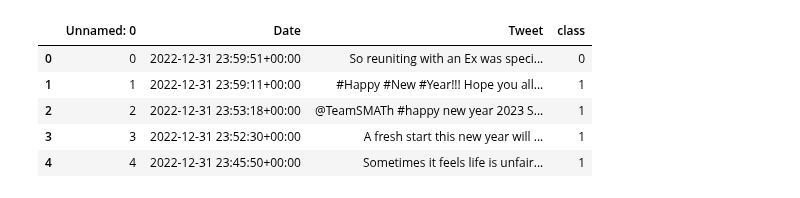
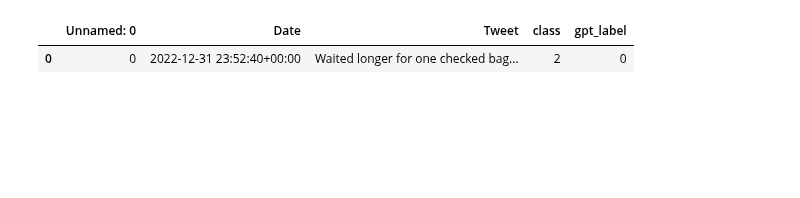
Before and after one commit to vishallmaurya/sentiment_analyzer_backend, a Jupyter notebook: sentiment_analysis3.ipynb, the cells around one changed output. Drawn from its saved outputs; the diff is of its cells as text; code cells hidden in the pictures; blank space fills up the shorter version.

```diff
--- a/sentiment_analysis3.ipynb
+++ b/sentiment_analysis3.ipynb
@@ -14,16 +27,13 @@ from sklearn import svm
 # %%
-data = pd.read_csv('/content/sentiment_data_label.csv')
-data1 = pd.read_csv('/content/sentiment_data_2_label.csv')
-data2 = pd.read_csv('/content/sentiment_data_3csv.csv')
+data = pd.read_csv('/content/sentiment_data_2_label_annotated.csv')
+data1 = pd.read_csv('/content/sentiment_data_3csv_annotated.csv')
+data2 = pd.read_csv('/content/sentiment_data_label_annotated.csv')
+# data3 = pd.read_csv('/content/synthetic_sentiment_data.csv')
 # %%
 data = pd.concat([data, data1, data2])
 # %%
-data.head()
+data.head(1)
 # %% [output]
-|  | Unnamed: 0 | Date | Tweet | class |
-| 0 | 0 | 2022-12-31 23:59:51+00:00 | So reuniting with an Ex was speci... | 0 |
-| 1 | 1 | 2022-12-31 23:59:11+00:00 | #Happy #New #Year!!! Hope you all... | 1 |
-| 2 | 2 | 2022-12-31 23:53:18+00:00 | @TeamSMATh #happy new year 2023 S... | 1 |
-| 3 | 3 | 2022-12-31 23:52:30+00:00 | A fresh start this new year will ... | 1 |
-| 4 | 4 | 2022-12-31 23:45:50+00:00 | Sometimes it feels life is unfair... | 1 |
+|  | Unnamed: 0 | Date | Tweet | class | gpt_label |
+| 0 | 0 | 2022-12-31 23:52:40+00:00 | Waited longer for one checked bag... | 2 | 0 |
 # %%
```
Also changed, not shown: parts of 41 cells of this notebook.
